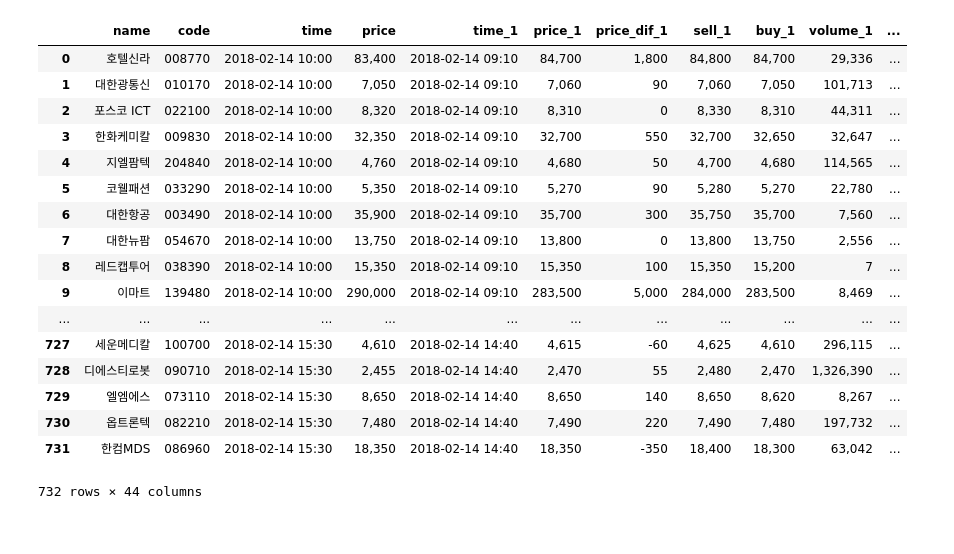
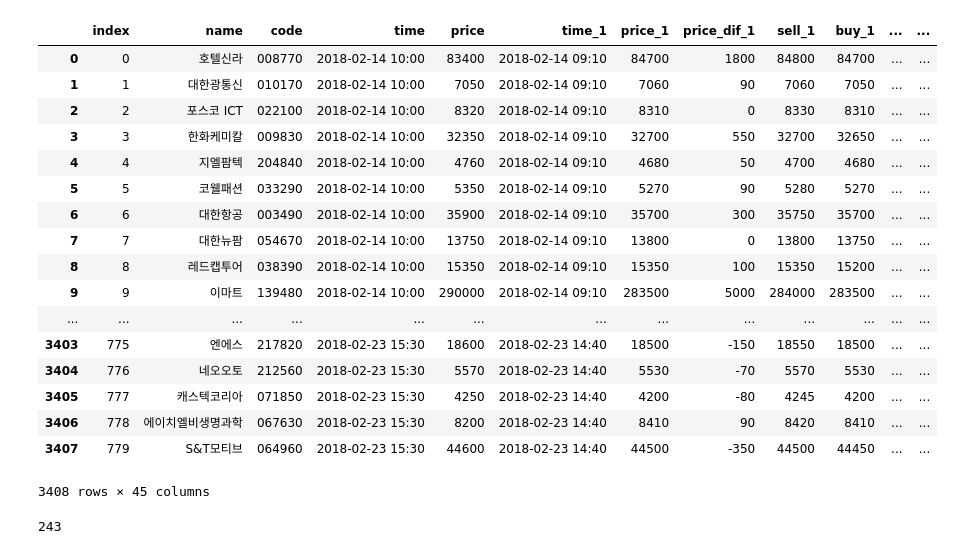
Before and after one commit to hyunkikim3/outside_trader, a Jupyter notebook: workspace/workspace_02-22/the_dataframe_weiwei.ipynb, the cells around one changed output. Saved outputs shown, nothing was run; the diff lists cells and outputs as text; code cells hidden in the pictures.

```diff
--- a/workspace/workspace_02-22/the_dataframe_weiwei.ipynb
+++ b/workspace/workspace_02-22/the_dataframe_weiwei.ipynb
@@ -84,3 +106,0 @@ price_df = list_to_df(price_df_list, COLUMN_PRICE, \
-# %%
-price_df.set_index("name")
-discuss_df.set_index("name")
@@ -202,21 +183,18 @@ for index, row in total.iterrows():
-# %%
-total
-# %% [output]
-|  | name | code | time | price | time_1 | price_1 | price_dif_1 | sell_1 | buy_1 | volume_1 | ... |
-| 0 | 호텔신라 | 008770 | 2018-02-14 10:00 | 83,400 | 2018-02-14 09:10 | 84,700 | 1,800 | 84,800 | 84,700 | 29,336 | ... |
-| 1 | 대한광통신 | 010170 | 2018-02-14 10:00 | 7,050 | 2018-02-14 09:10 | 7,060 | 90 | 7,060 | 7,050 | 101,713 | ... |
-| 2 | 포스코 ICT | 022100 | 2018-02-14 10:00 | 8,320 | 2018-02-14 09:10 | 8,310 | 0 | 8,330 | 8,310 | 44,311 | ... |
-| 3 | 한화케미칼 | 009830 | 2018-02-14 10:00 | 32,350 | 2018-02-14 09:10 | 32,700 | 550 | 32,700 | 32,650 | 32,647 | ... |
-| 4 | 지엘팜텍 | 204840 | 2018-02-14 10:00 | 4,760 | 2018-02-14 09:10 | 4,680 | 50 | 4,700 | 4,680 | 114,565 | ... |
-| 5 | 코웰패션 | 033290 | 2018-02-14 10:00 | 5,350 | 2018-02-14 09:10 | 5,270 | 90 | 5,280 | 5,270 | 22,780 | ... |
-| 6 | 대한항공 | 003490 | 2018-02-14 10:00 | 35,900 | 2018-02-14 09:10 | 35,700 | 300 | 35,750 | 35,700 | 7,560 | ... |
-| 7 | 대한뉴팜 | 054670 | 2018-02-14 10:00 | 13,750 | 2018-02-14 09:10 | 13,800 | 0 | 13,800 | 13,750 | 2,556 | ... |
-| 8 | 레드캡투어 | 038390 | 2018-02-14 10:00 | 15,350 | 2018-02-14 09:10 | 15,350 | 100 | 15,350 | 15,200 | 7 | ... |
-| 9 | 이마트 | 139480 | 2018-02-14 10:00 | 290,000 | 2018-02-14 09:10 | 283,500 | 5,000 | 284,000 | 283,500 | 8,469 | ... |
-| ... | ... | ... | ... | ... | ... | ... | ... | ... | ... | ... | ... |
-| 727 | 세운메디칼 | 100700 | 2018-02-14 15:30 | 4,610 | 2018-02-14 14:40 | 4,615 | -60 | 4,625 | 4,610 | 296,115 | ... |
-| 728 | 디에스티로봇 | 090710 | 2018-02-14 15:30 | 2,455 | 2018-02-14 14:40 | 2,470 | 55 | 2,480 | 2,470 | 1,326,390 | ... |
-| 729 | 엘엠에스 | 073110 | 2018-02-14 15:30 | 8,650 | 2018-02-14 14:40 | 8,650 | 140 | 8,650 | 8,620 | 8,267 | ... |
-| 730 | 옵트론텍 | 082210 | 2018-02-14 15:30 | 7,480 | 2018-02-14 14:40 | 7,490 | 220 | 7,490 | 7,480 | 197,732 | ... |
-| 731 | 한컴MDS | 086960 | 2018-02-14 15:30 | 18,350 | 2018-02-14 14:40 | 18,350 | -350 | 18,400 | 18,300 | 63,042 | ... |
-732 rows × 44 columns
+# %%
+def transform_df(date):
+
+    total = add_company(date)
+    var_to_transform = ['price', 'price_1', 'price_dif_1', 'sell_1',
+                        'buy_1', 'volume_1', 'variation_1', 'price_2',
+                        'price_dif_2', 'sell_2', 'buy_2', 'volume_2',
+                        'variation_2', 'price_3', 'price_dif_3', 'sell_3', 'buy_3',
+                        'volume_3', 'variation_3']
+    for index, row in total.iterrows():
+        for var in var_to_transform:
+            if isinstance(row[var], str):
+
+                data = row[var].split(",")
+                value = ''.join(data)
+                value = int(value)
+                total.set_value(index, var, value)
+    return total
@@ -222,0 +203,37 @@ total
+# %%
+focus, krx_code, INCREASE, price = open_files('14')
+total_14 = transform_df('14')
+focus, krx_code, INCREASE, price = open_files('20')
+total_20 = transform_df('20')
+focus, krx_code, INCREASE, price = open_files('21')
+total_21 = transform_df('21')
+focus, krx_code, INCREASE, price = open_files('22')
+total_22 = transform_df('22')
+# %%
+total_df = pd.concat([total_14, total_20, total_21, total_22, total_23])
+# %%
+total_df.reset_index()
+# %% [output]
+|  | index | name | code | time | price | time_1 | price_1 | price_dif_1 | sell_1 | buy_1 | ... | ... |
+| 0 | 0 | 호텔신라 | 008770 | 2018-02-14 10:00 | 83400 | 2018-02-14 09:10 | 84700 | 1800 | 84800 | 84700 | ... | ... |
+| 1 | 1 | 대한광통신 | 010170 | 2018-02-14 10:00 | 7050 | 2018-02-14 09:10 | 7060 | 90 | 7060 | 7050 | ... | ... |
+| 2 | 2 | 포스코 ICT | 022100 | 2018-02-14 10:00 | 8320 | 2018-02-14 09:10 | 8310 | 0 | 8330 | 8310 | ... | ... |
+| 3 | 3 | 한화케미칼 | 009830 | 2018-02-14 10:00 | 32350 | 2018-02-14 09:10 | 32700 | 550 | 32700 | 32650 | ... | ... |
+| 4 | 4 | 지엘팜텍 | 204840 | 2018-02-14 10:00 | 4760 | 2018-02-14 09:10 | 4680 | 50 | 4700 | 4680 | ... | ... |
+| 5 | 5 | 코웰패션 | 033290 | 2018-02-14 10:00 | 5350 | 2018-02-14 09:10 | 5270 | 90 | 5280 | 5270 | ... | ... |
+| 6 | 6 | 대한항공 | 003490 | 2018-02-14 10:00 | 35900 | 2018-02-14 09:10 | 35700 | 300 | 35750 | 35700 | ... | ... |
+| 7 | 7 | 대한뉴팜 | 054670 | 2018-02-14 10:00 | 13750 | 2018-02-14 09:10 | 13800 | 0 | 13800 | 13750 | ... | ... |
+| 8 | 8 | 레드캡투어 | 038390 | 2018-02-14 10:00 | 15350 | 2018-02-14 09:10 | 15350 | 100 | 15350 | 15200 | ... | ... |
+| 9 | 9 | 이마트 | 139480 | 2018-02-14 10:00 | 290000 | 2018-02-14 09:10 | 283500 | 5000 | 284000 | 283500 | ... | ... |
+| ... | ... | ... | ... | ... | ... | ... | ... | ... | ... | ... | ... | ... |
+| 3403 | 775 | 엔에스 | 217820 | 2018-02-23 15:30 | 18600 | 2018-02-23 14:40 | 18500 | -150 | 18550 | 18500 | ... | ... |
+| 3404 | 776 | 네오오토 | 212560 | 2018-02-23 15:30 | 5570 | 2018-02-23 14:40 | 5530 | -70 | 5570 | 5530 | ... | ... |
+| 3405 | 777 | 캐스텍코리아 | 071850 | 2018-02-23 15:30 | 4250 | 2018-02-23 14:40 | 4200 | -80 | 4245 | 4200 | ... | ... |
+| 3406 | 778 | 에이치엘비생명과학 | 067630 | 2018-02-23 15:30 | 8200 | 2018-02-23 14:40 | 8410 | 90 | 8420 | 8410 | ... | ... |
+| 3407 | 779 | S&T모티브 | 064960 | 2018-02-23 15:30 | 44600 | 2018-02-23 14:40 | 44500 | -350 | 44500 | 44450 | ... | ... |
+3408 rows × 45 columns
+# %%
+num = len(pd.unique(total_df['name']))
+num
+# %% [output]
+243
```
Also changed, not shown: parts of 20 cells of this notebook.
